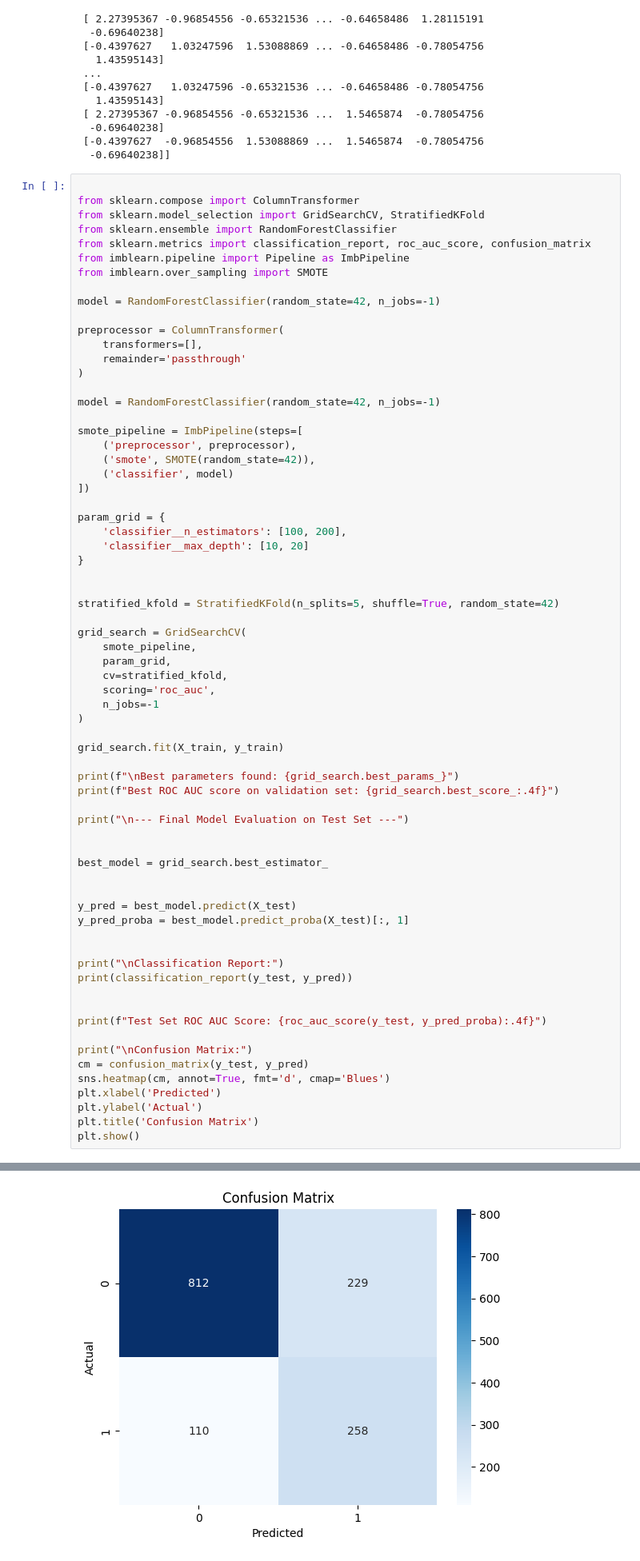
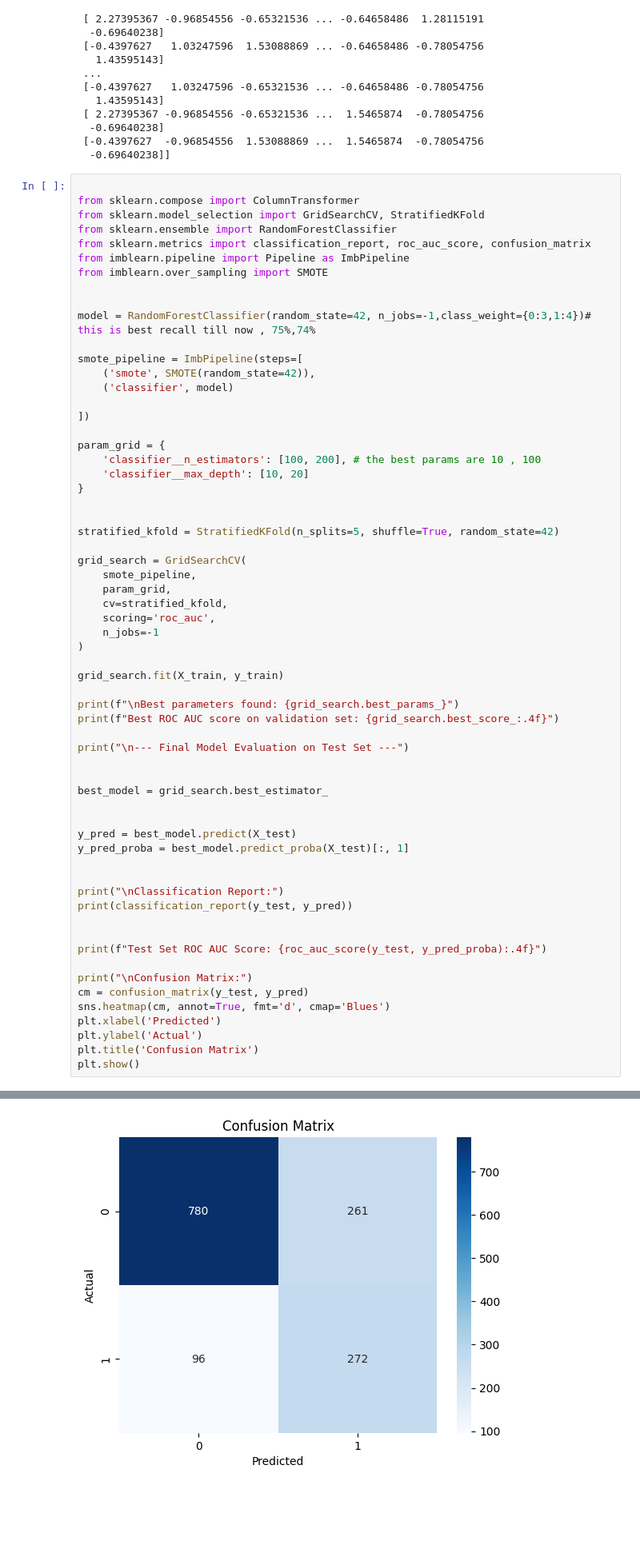
Before and after one commit to Dhruv-Arora-11/Churn-Detection, a Jupyter notebook: ChurnDetector.ipynb, the cells around one changed output, grey strips where cells are left out. Shown at 80% size. Saved outputs shown, nothing was run; the diff lists cells and outputs as text; blank space fills up the shorter version.

Commit message:
recall and the whole model improved , added some class weights and removed unnecessary things

```diff
--- a/ChurnDetector.ipynb
+++ b/ChurnDetector.ipynb
@@ -211,23 +217,17 @@ from sklearn.metrics import classification_report, roc_auc_score, confusion_matr
 from imblearn.pipeline import Pipeline as ImbPipeline
 from imblearn.over_sampling import SMOTE
 
-model = RandomForestClassifier(random_state=42, n_jobs=-1)
 
-preprocessor = ColumnTransformer(
-    transformers=[],
-    remainder='passthrough'
-)
-
-model = RandomForestClassifier(random_state=42, n_jobs=-1)
+model = RandomForestClassifier(random_state=42, n_jobs=-1,class_weight={0:3,1:4})# this is best recall till now , 75%,74%
 
 smote_pipeline = ImbPipeline(steps=[
-    ('preprocessor', preprocessor),
     ('smote', SMOTE(random_state=42)),
     ('classifier', model)
+
 ])
 
 param_grid = {
-    'classifier__n_estimators': [100, 200],
+    'classifier__n_estimators': [100, 200], # the best params are 10 , 100
     'classifier__max_depth': [10, 20]
 }
 
@@ -292 +296 @@ Confusion Matrix:
-[figure, old version]
+[figure, new version]
```
Also changed, not shown: parts of 10 cells of this notebook, 1 other file.
